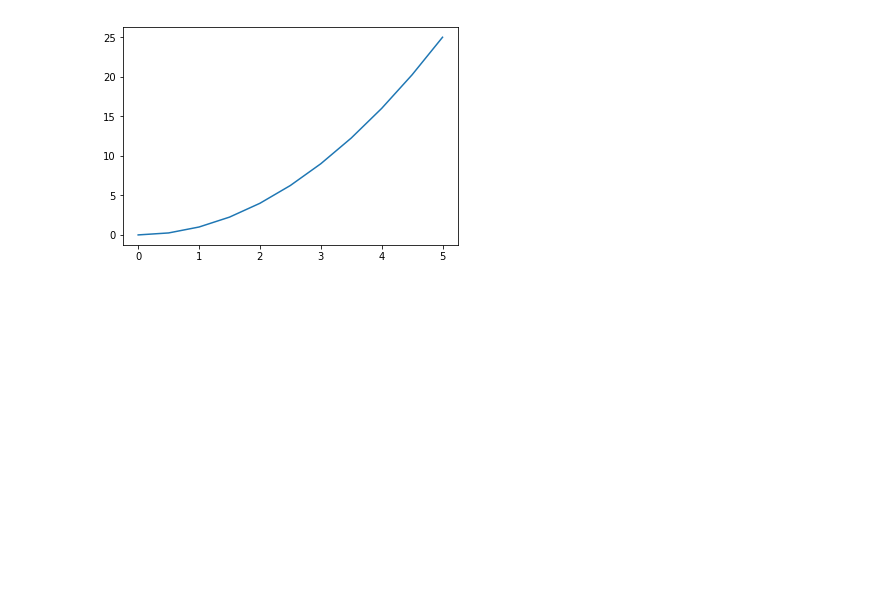
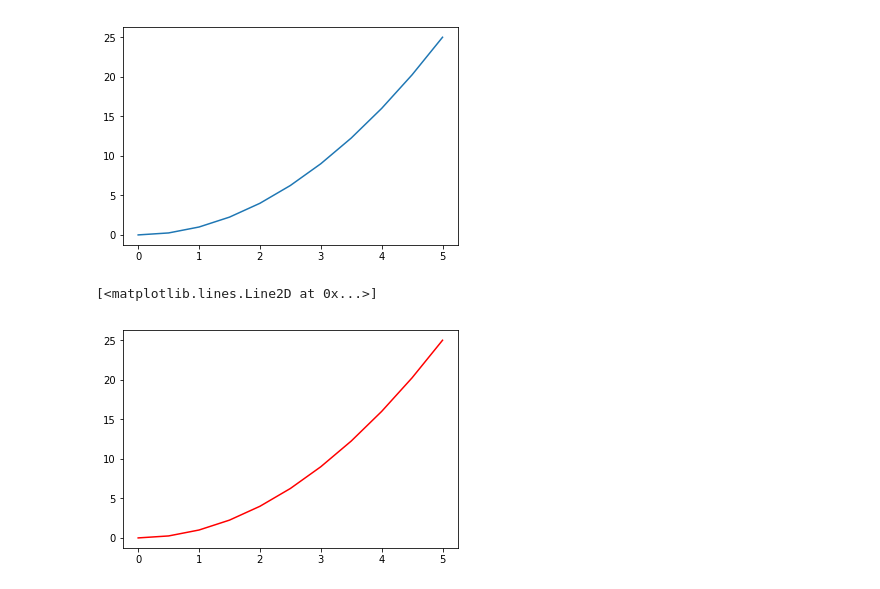
Before and after one commit to shashwatanand/learningpython, a Jupyter notebook: problems/Matplotlib.ipynb, the cells around one changed output. Drawn from its saved outputs; the diff is of its cells as text; code cells hidden in the pictures; blank space fills up the shorter version.

```diff
--- a/problems/Matplotlib.ipynb
+++ b/problems/Matplotlib.ipynb
@@ -24,3 +24,8 @@ plt.plot(x, y)
 # %% [output]
 [<matplotlib.lines.Line2D at 0x...>]
 [figure]
+# %%
+plt.plot(x, y, 'r-')
+# %% [output]
+[<matplotlib.lines.Line2D at 0x...>]
+[figure, added]
```
Also changed, not shown: parts of 2 cells of this notebook.
